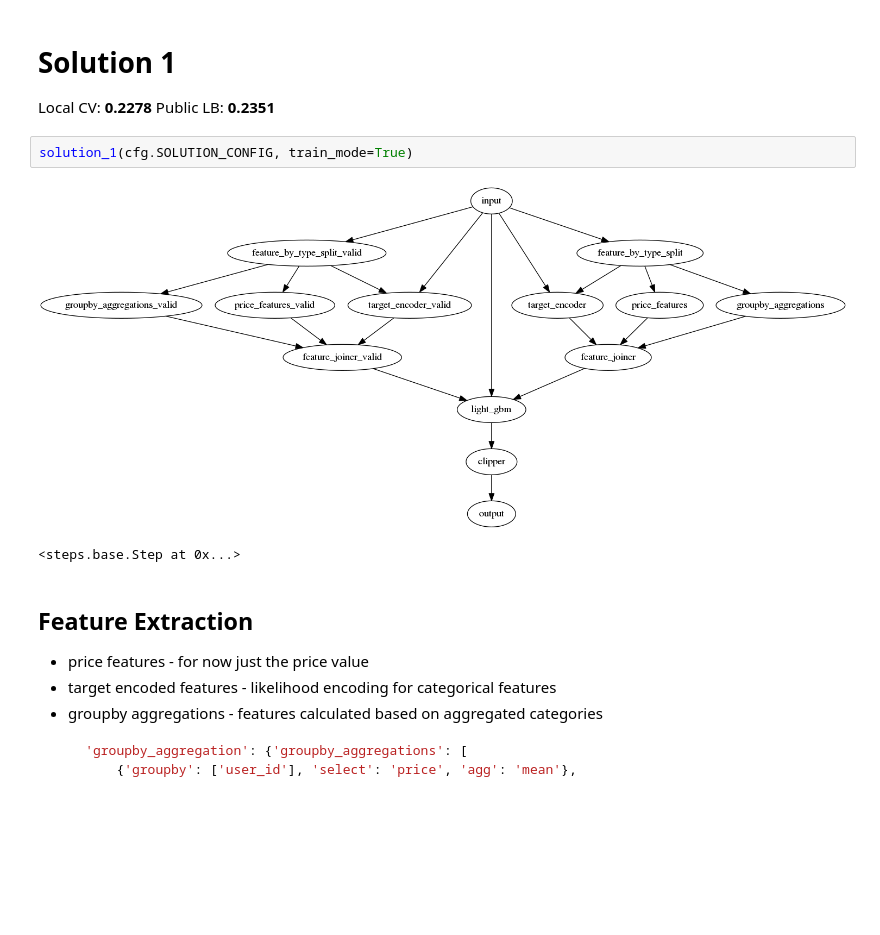
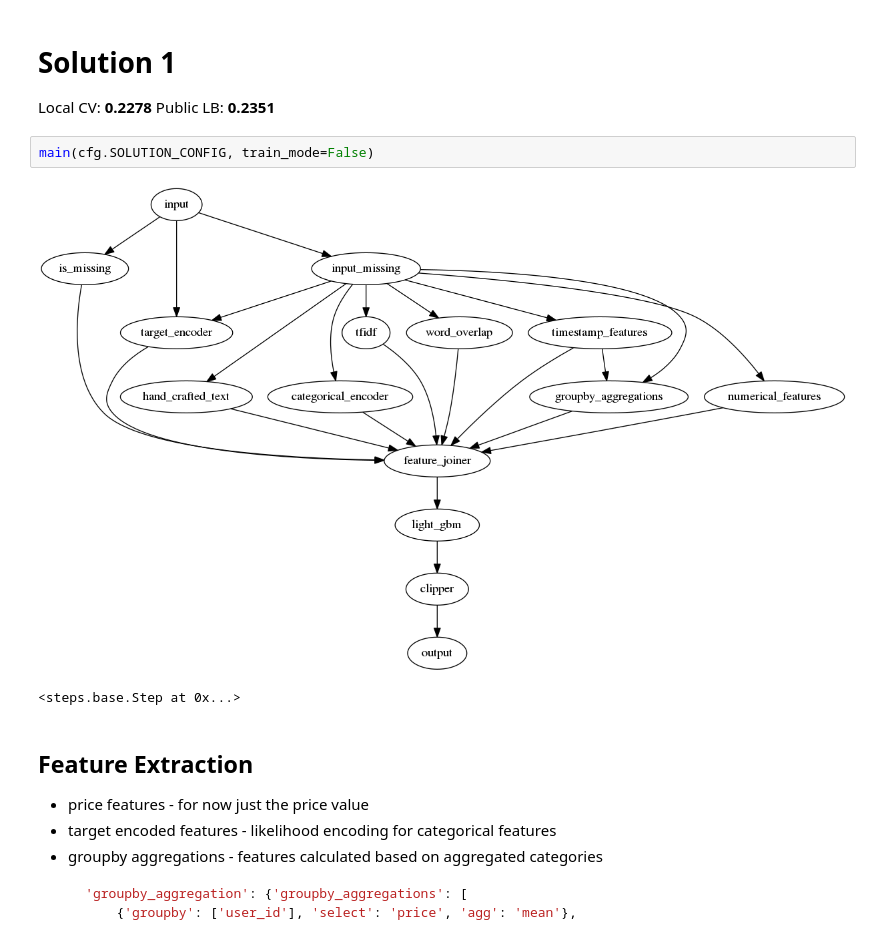
Before and after one commit to minerva-ml/open-solution-avito-demand-prediction, a Jupyter notebook: notebooks/devbook.ipynb, the cells around one changed output. Cells and saved outputs as stored; diff of their text form; blank space fills up the shorter version.

```diff
--- a/notebooks/devbook.ipynb
+++ b/notebooks/devbook.ipynb
@@ -27,9 +28,9 @@ The autoreload extension is already loaded. To reload it, use:
 Local CV: **0.2278**
 Public LB: **0.2351**
 # %%
-solution_1(cfg.SOLUTION_CONFIG, train_mode=True)
+main(cfg.SOLUTION_CONFIG, train_mode=False)
 # %% [output]
-[figure, old version]
+[figure, new version]
 <steps.base.Step at 0x...>
 # %% [markdown]
 ## Feature Extraction
```
Also changed, not shown: parts of 5 cells of this notebook, 11 other files.
